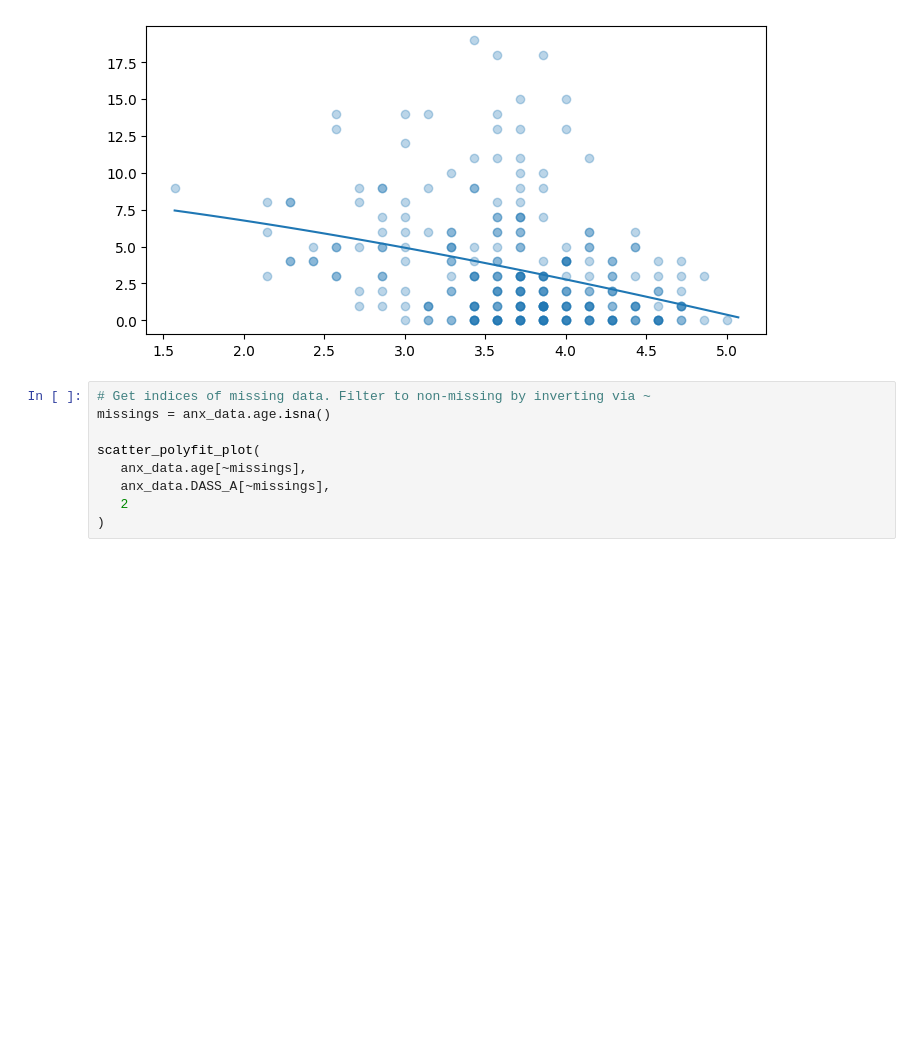
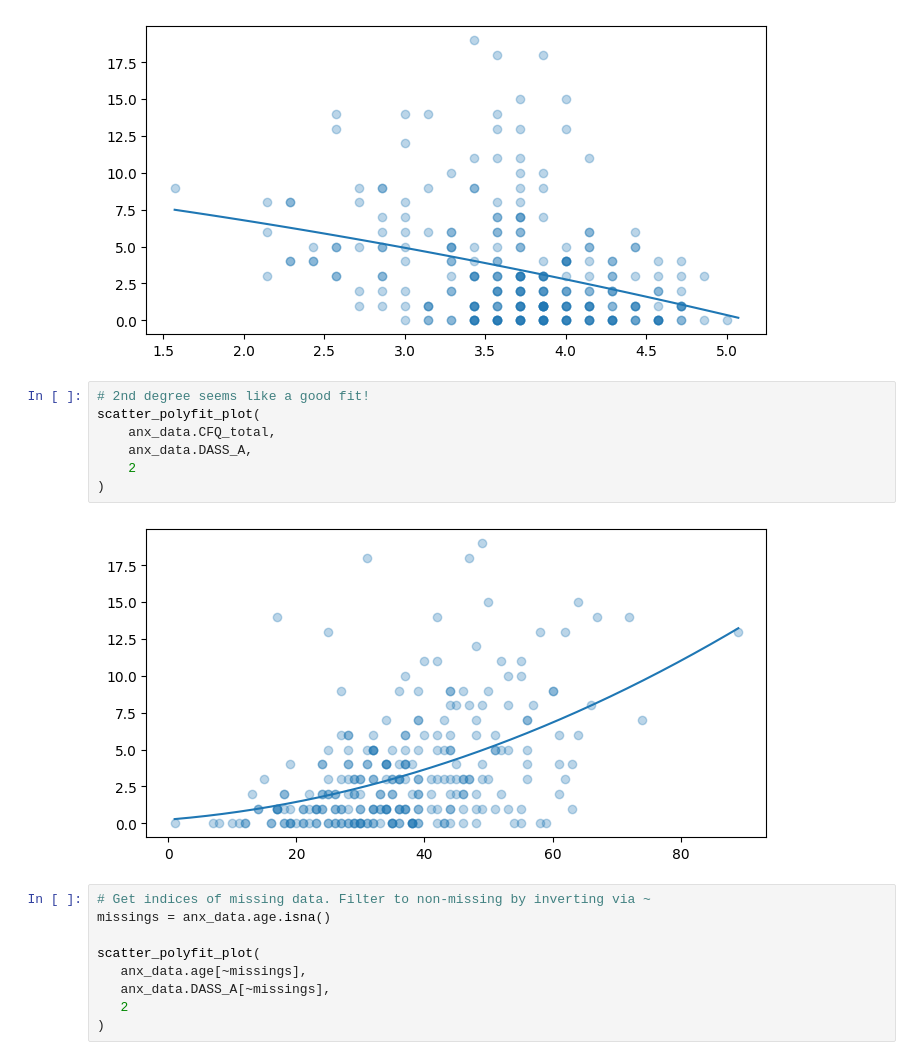
Before and after one commit to Mkranj/ML_predicting_anxiety, a Jupyter notebook: predicting_anxiety.ipynb, the cells around one changed output. Saved outputs shown, nothing was run; the diff lists cells and outputs as text; blank space fills up the shorter version.

```diff
--- a/predicting_anxiety.ipynb
+++ b/predicting_anxiety.ipynb
@@ -156,6 +156,15 @@ scatter_polyfit_plot(
 )
 # %% [output]
 [figure]
+# %%
+# 2nd degree seems like a good fit!
+scatter_polyfit_plot(
+    anx_data.CFQ_total,
+    anx_data.DASS_A,
+    2
+)
+# %% [output]
+[figure, added]
 # %%
 # Get indices of missing data. Filter to non-missing by inverting via ~
 missings = anx_data.age.isna()
```
Also changed, not shown: parts of 22 cells of this notebook.
